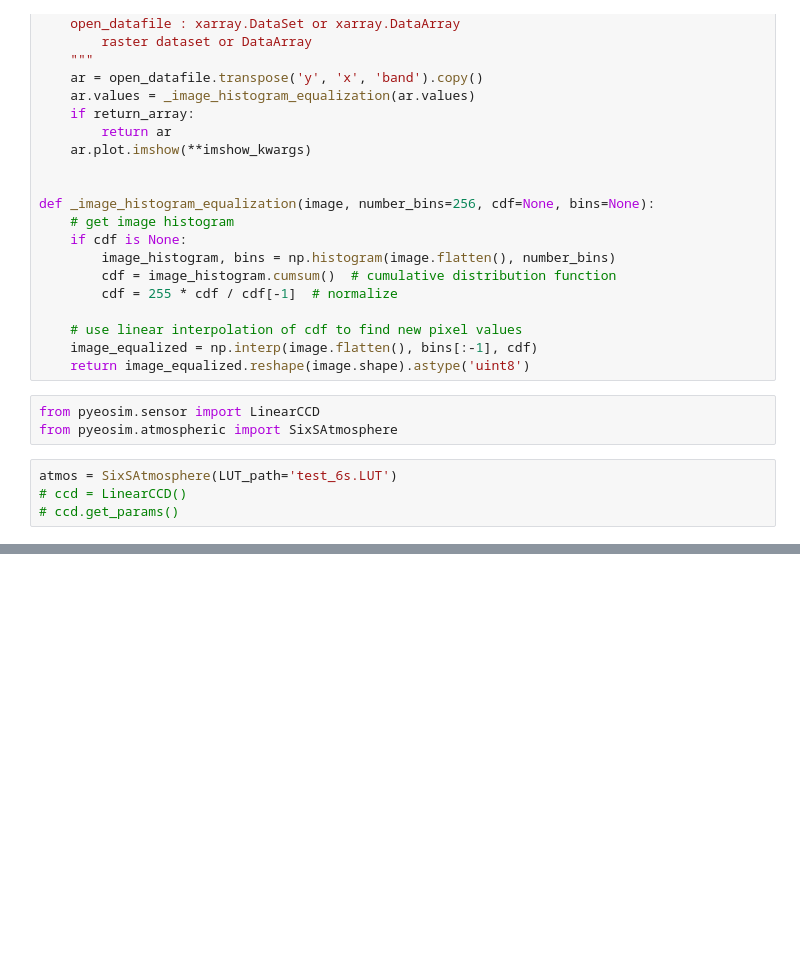
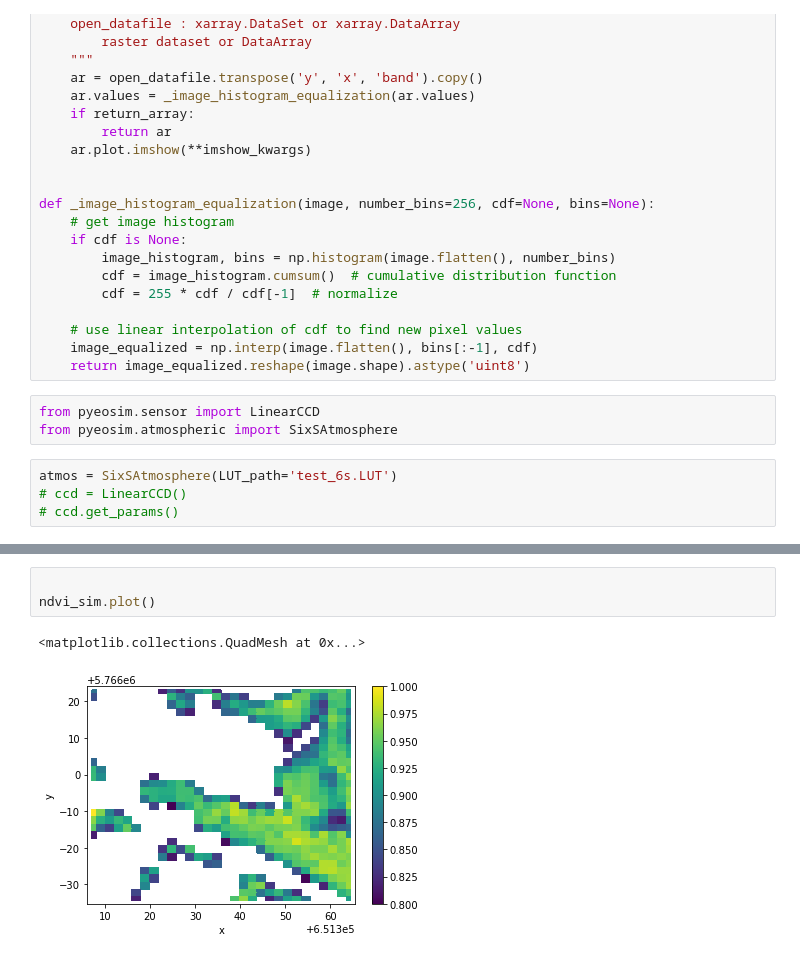
Before and after one commit to joe-fennell/pyeosim, a Jupyter notebook: py6s_tests.ipynb, the cells around one changed output, grey strips where cells are left out. Drawn from its saved outputs; the diff is of its cells as text; blank space fills up the shorter version.

```diff
--- a/py6s_tests.ipynb
+++ b/py6s_tests.ipynb
@@ -138,0 +210,6 @@ Text(0.5, 1.0, 'NDVI')
+# %%
+
+ndvi_sim.plot()
+# %% [output]
+<matplotlib.collections.QuadMesh at 0x...>
+[figure, added]
```
Also changed, not shown: parts of 9 cells of this notebook, 8 other files.
